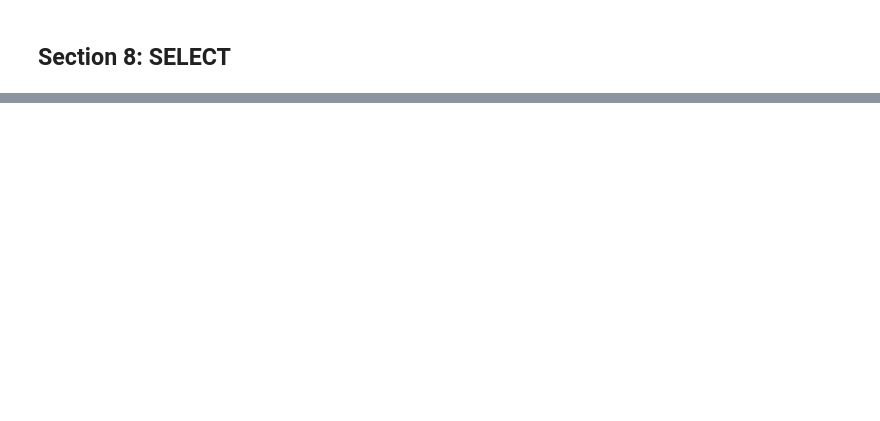
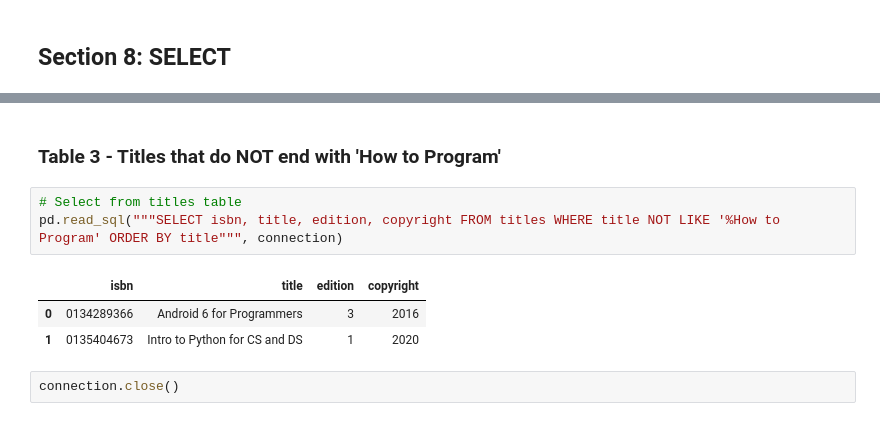
Before and after one commit to Sarah566092/datafun-05-data-at-rest, a Jupyter notebook: SQL_sarahdeconink.ipynb, the cells around one changed output, grey strips where cells are left out. Drawn from its saved outputs; the diff is of its cells as text; blank space fills up the shorter version.

```diff
--- a/SQL_sarahdeconink.ipynb
+++ b/SQL_sarahdeconink.ipynb
@@ -153,0 +236,11 @@ pd.read_sql("""SELECT isbn, title, edition, copyright FROM titles WHERE title LI
+# %% [markdown]
+### Table 3 - Titles that do NOT end with 'How to Program'
+# %%
+# Select from titles table
+pd.read_sql("""SELECT isbn, title, edition, copyright FROM titles WHERE title NOT LIKE '%How to Program' ORDER BY title""", connection)
+# %% [output]
+|  | isbn | title | edition | copyright |
+| 0 | 0134289366 | Android 6 for Programmers | 3 | 2016 |
+| 1 | 0135404673 | Intro to Python for CS and DS | 1 | 2020 |
+# %%
+connection.close()
```
Also changed, not shown: parts of 11 cells of this notebook, 2 other files.
